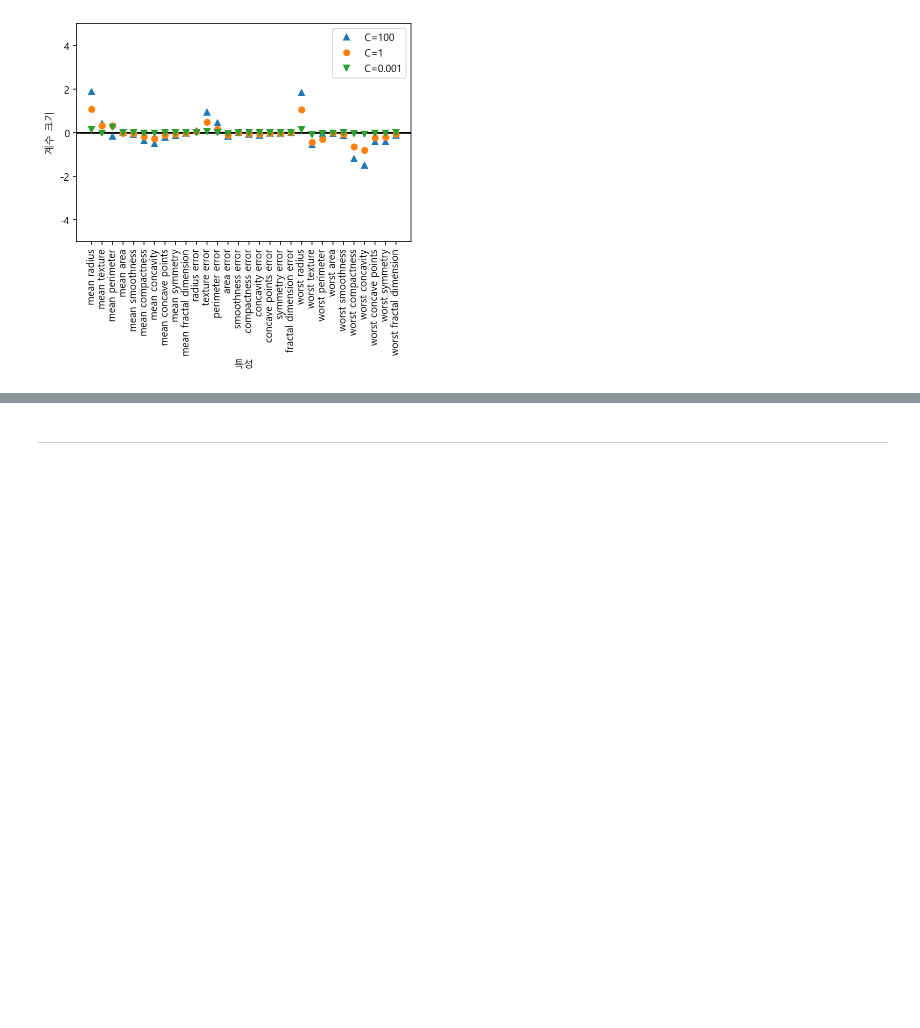
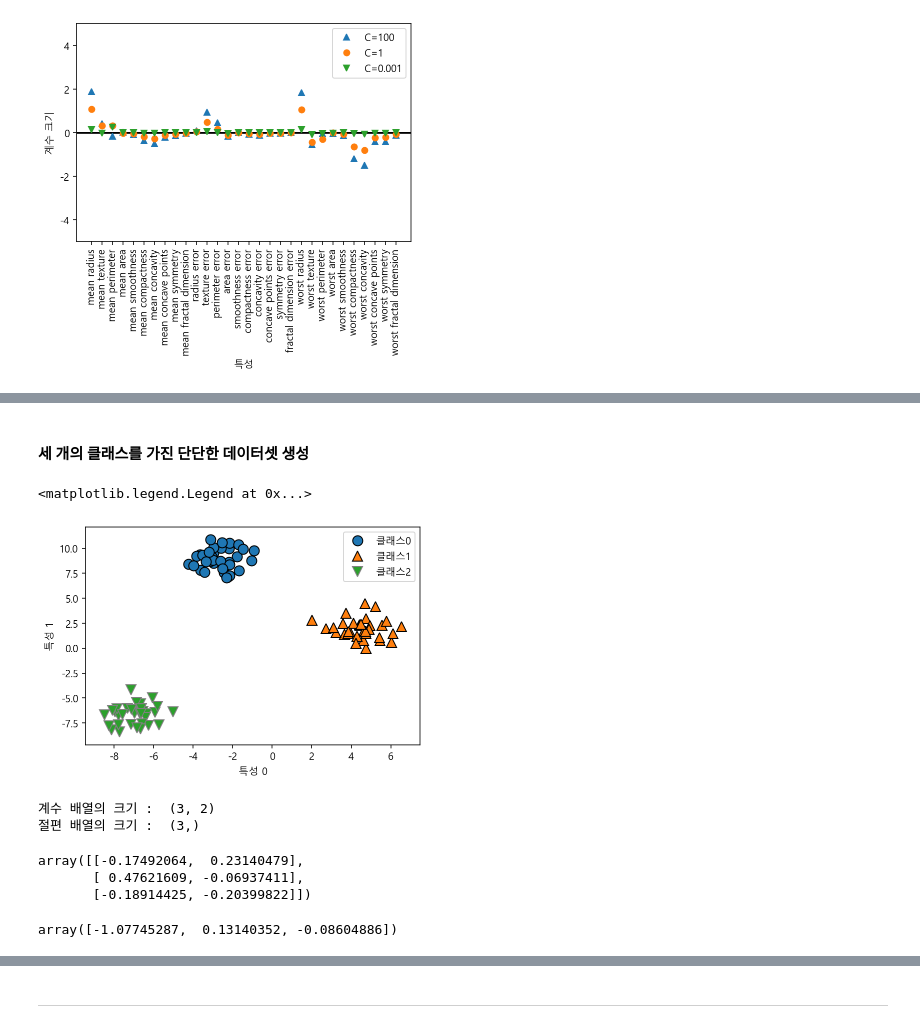
Before and after one commit to iamjinuk/bigman, a Jupyter notebook: [Introduction to Machine Learning with Python]/[Introduction to Machine Learning with Python] Chapter2. 지도 학습.ipynb, the cells around one changed output, grey strips where cells are left out. Drawn from its saved outputs; the diff is of its cells as text; code cells hidden in the pictures; blank space fills up the shorter version.

```diff
--- a/[Introduction to Machine Learning with Python]/[Introduction to Machine Learning with Python] Chapter2. 지도 학습.ipynb
+++ b/[Introduction to Machine Learning with Python]/[Introduction to Machine Learning with Python] Chapter2. 지도 학습.ipynb
@@ -481,0 +512,30 @@ plt.legend()
+# %% [markdown]
+#### 세 개의 클래스를 가진 단단한 데이터셋 생성
+# %%
+X, y = make_blobs(random_state=42)
+mglearn.discrete_scatter(X[:,0], X[:,1],y)
+
+plt.xlabel('특성 0')
+plt.ylabel('특성 1')
+plt.legend(['클래스0', '클래스1', '클래스2'])
+# %% [output]
+<matplotlib.legend.Legend at 0x...>
+[figure, added]
+# %%
+linear_svm = LinearSVC().fit(X, y)
+
+print('계수 배열의 크기 : ', linear_svm.coef_.shape)
+print('절편 배열의 크기 : ', linear_svm.intercept_.shape)
+# %% [output]
+계수 배열의 크기 :  (3, 2)
+절편 배열의 크기 :  (3,)
+# %%
+linear_svm.coef_
+# %% [output]
+array([[-0.17492064,  0.23140479],
+       [ 0.47621609, -0.06937411],
+       [-0.18914425, -0.20399822]])
+# %%
+linear_svm.intercept_
+# %% [output]
+array([-1.07745287,  0.13140352, -0.08604886])
```
Also changed, not shown: parts of 22 cells of this notebook.
